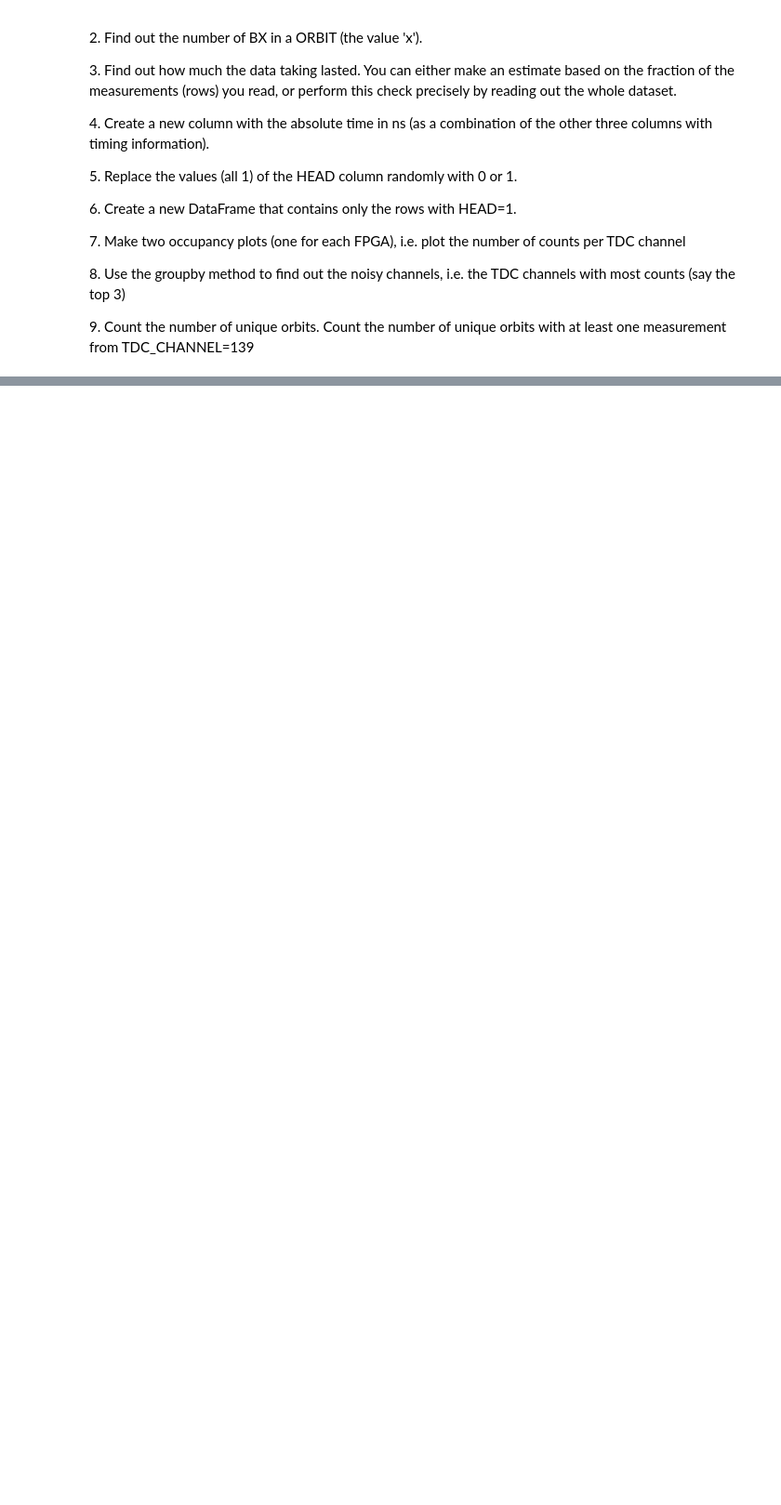
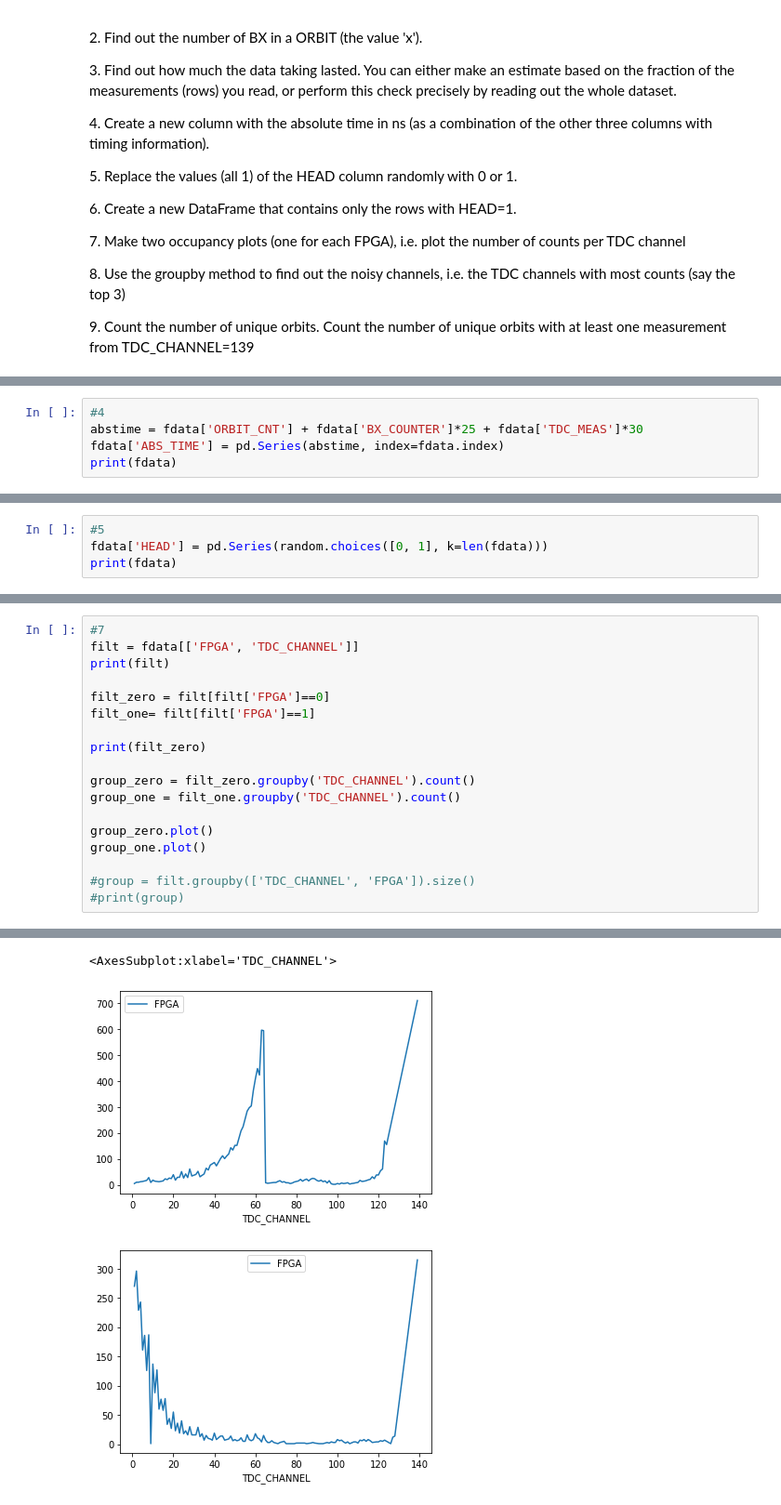
Before and after one commit to JelinR/LaboratoryOfComputationalPhysics_Y5, a Jupyter notebook: 06ex_Pandas.ipynb, the cells around one changed output, grey strips where cells are left out. Shown: that part at 93% size. Saved outputs shown, nothing was run; the diff lists cells and outputs as text; blank space fills up the shorter version.

```diff
--- a/06ex_Pandas.ipynb
+++ b/06ex_Pandas.ipynb
@@ -72,0 +99,5 @@ Name: BX_COUNTER, Length: 120, dtype: int64
+# %%
+#4
+abstime = fdata['ORBIT_CNT'] + fdata['BX_COUNTER']*25 + fdata['TDC_MEAS']*30
+fdata['ABS_TIME'] = pd.Series(abstime, index=fdata.index)
+print(fdata)
@@ -72,0 +128,4 @@ Name: BX_COUNTER, Length: 120, dtype: int64
+# %%
+#5
+fdata['HEAD'] = pd.Series(random.choices([0, 1], k=len(fdata)))
+print(fdata)
@@ -72,0 +171,19 @@ Name: BX_COUNTER, Length: 120, dtype: int64
+# %%
+#7
+filt = fdata[['FPGA', 'TDC_CHANNEL']]
+print(filt)
+
+filt_zero = filt[filt['FPGA']==0]
+filt_one= filt[filt['FPGA']==1]
+
+print(filt_zero)
+
+group_zero = filt_zero.groupby('TDC_CHANNEL').count()
+group_one = filt_one.groupby('TDC_CHANNEL').count()
+
+group_zero.plot()
+group_one.plot()
+
+#group = filt.groupby(['TDC_CHANNEL', 'FPGA']).size()
+#print(group)
+# %% [output]
@@ -72,0 +207,3 @@ Name: BX_COUNTER, Length: 120, dtype: int64
+<AxesSubplot:xlabel='TDC_CHANNEL'>
+[figure, added]
+[figure, added]
```
Also changed, not shown: parts of 11 cells of this notebook.
